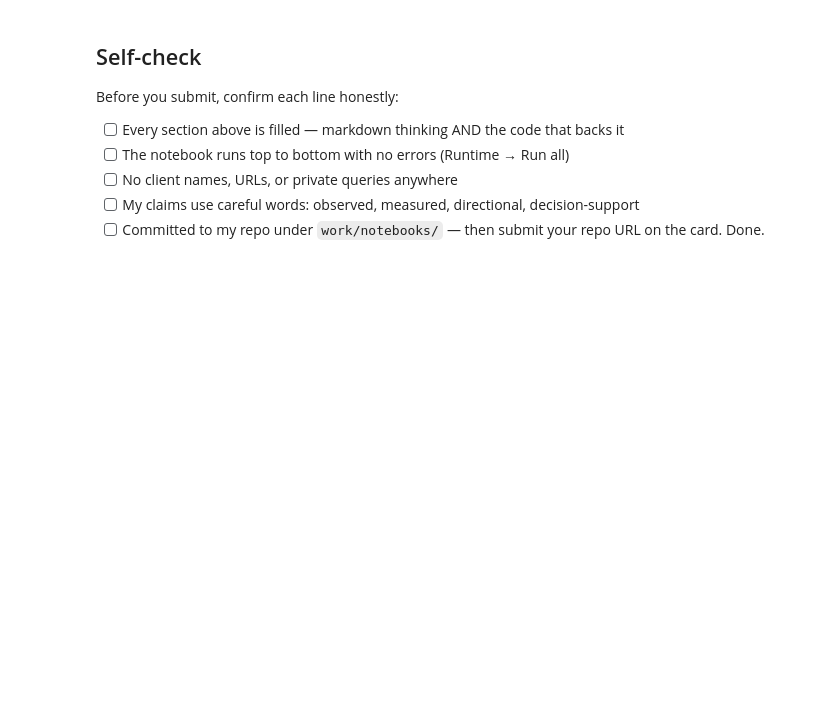
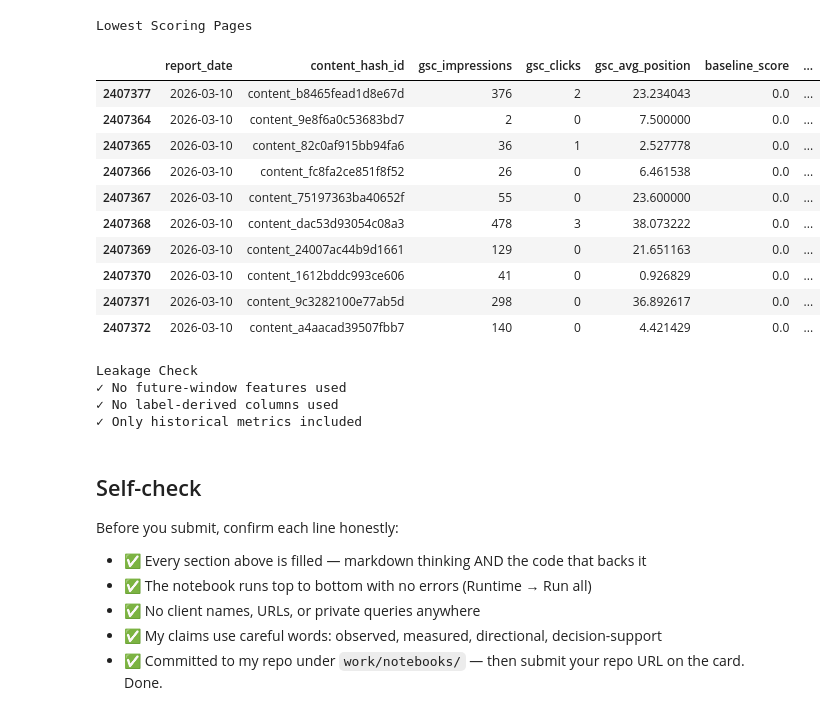
Before and after one commit to Hrushi56/flyrank-ml-internship-starter, a Jupyter notebook: work/notebooks/w04_baseline_score.ipynb, the cells around one changed output. Drawn from its saved outputs; the diff is of its cells as text; code cells hidden in the pictures; blank space fills up the shorter version.

```diff
--- a/work/notebooks/w04_baseline_score.ipynb
+++ b/work/notebooks/w04_baseline_score.ipynb
@@ -36,0 +11,11 @@ This skeleton is yours to fill. Work the sections **in order** — each one has
+# %%
+import duckdb
+import pandas as pd
+import os
+
+con = duckdb.connect()
+
+con.sql("""
+INSTALL httpfs;
+LOAD httpfs;
+""")
@@ -37,10 +231,39 @@ This skeleton is yours to fill. Work the sections **in order** — each one has
+# %%
+print("Lowest Scoring Pages")
+
+display(
+    baseline_df.sort_values("baseline_score").head(10)
+)
+
+print("\nLeakage Check")
+
+print("✓ No future-window features used")
+print("✓ No label-derived columns used")
+print("✓ Only historical metrics included")
+# %% [output]
+Lowest Scoring Pages
+|  | report_date | content_hash_id | gsc_impressions | gsc_clicks | gsc_avg_position | baseline_score | ... |
+| 2407377 | 2026-03-10 | content_b8465fead1d8e67d | 376 | 2 | 23.234043 | 0.0 | ... |
+| 2407364 | 2026-03-10 | content_9e8f6a0c53683bd7 | 2 | 0 | 7.500000 | 0.0 | ... |
+| 2407365 | 2026-03-10 | content_82c0af915bb94fa6 | 36 | 1 | 2.527778 | 0.0 | ... |
+| 2407366 | 2026-03-10 | content_fc8fa2ce851f8f52 | 26 | 0 | 6.461538 | 0.0 | ... |
+| 2407367 | 2026-03-10 | content_75197363ba40652f | 55 | 0 | 23.600000 | 0.0 | ... |
+| 2407368 | 2026-03-10 | content_dac53d93054c08a3 | 478 | 3 | 38.073222 | 0.0 | ... |
+| 2407369 | 2026-03-10 | content_24007ac44b9d1661 | 129 | 0 | 21.651163 | 0.0 | ... |
+| 2407370 | 2026-03-10 | content_1612bddc993ce606 | 41 | 0 | 0.926829 | 0.0 | ... |
+| 2407371 | 2026-03-10 | content_9c3282100e77ab5d | 298 | 0 | 36.892617 | 0.0 | ... |
+| 2407372 | 2026-03-10 | content_a4aacad39507fbb7 | 140 | 0 | 4.421429 | 0.0 | ... |
+Leakage Check
+✓ No future-window features used
+✓ No label-derived columns used
+✓ Only historical metrics included
 # %% [markdown]
 ## Self-check
 
 Before you submit, confirm each line honestly:
 
-- [ ] Every section above is filled — markdown thinking AND the code that backs it
-- [ ] The notebook runs top to bottom with no errors (Runtime → Run all)
-- [ ] No client names, URLs, or private queries anywhere
-- [ ] My claims use careful words: observed, measured, directional, decision-support
-- [ ] Committed to my repo under `work/notebooks/` — then submit your repo URL on the card. Done.
+- ✅ Every section above is filled — markdown thinking AND the code that backs it
+- ✅ The notebook runs top to bottom with no errors (Runtime → Run all)
+- ✅ No client names, URLs, or private queries anywhere
+- ✅ My claims use careful words: observed, measured, directional, decision-support
+- ✅ Committed to my repo under `work/notebooks/` — then submit your repo URL on the card. Done.
```
Also changed, not shown: parts of 18 cells of this notebook.
